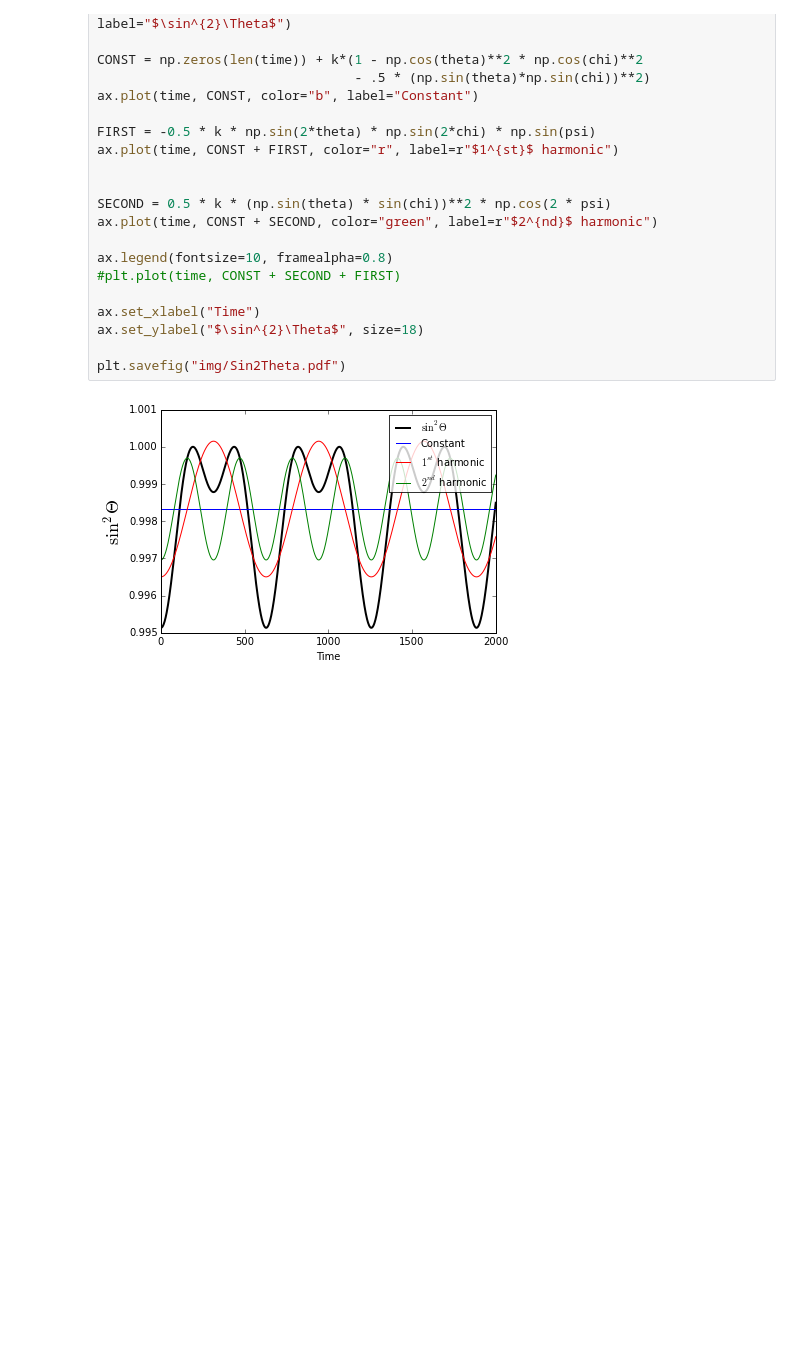
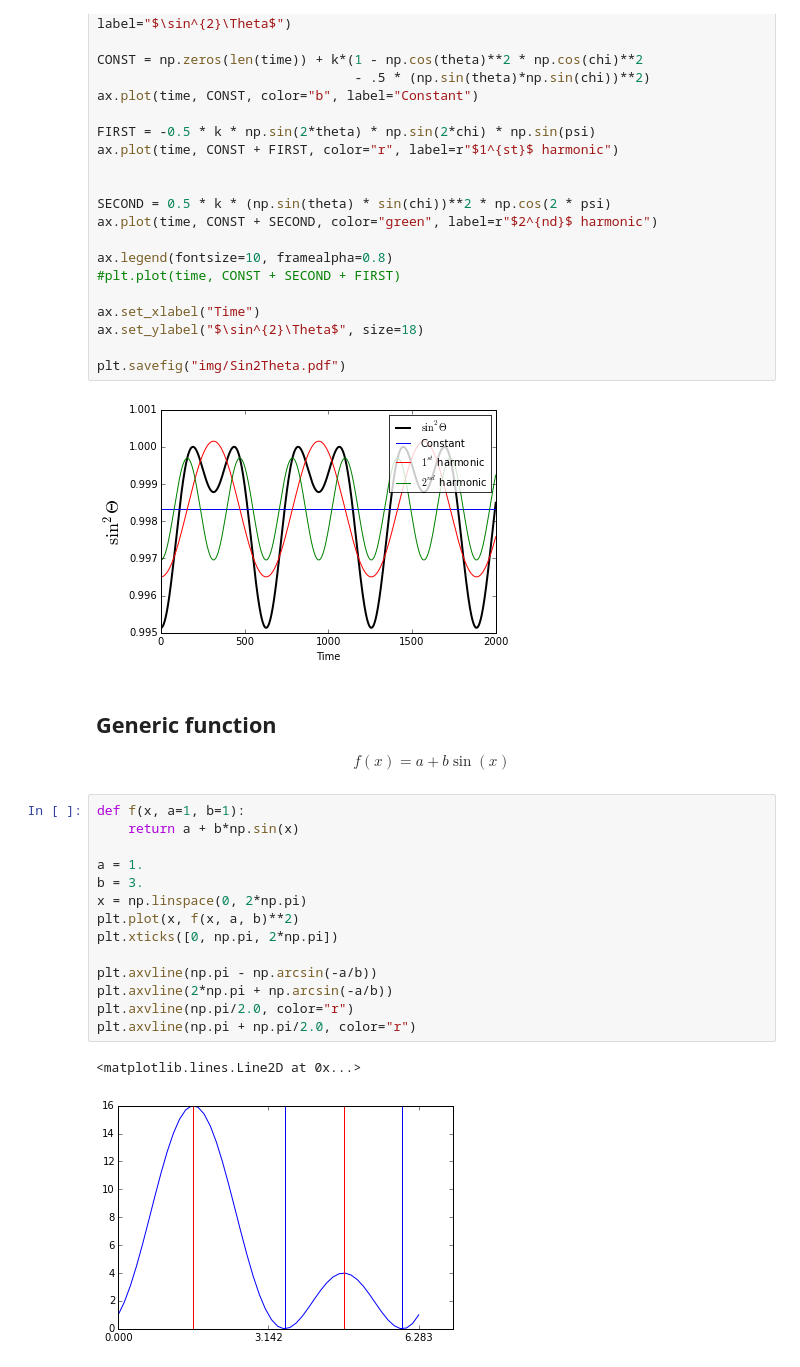
Before and after one commit to GregoryAshton/neutron_star_modelling, a Jupyter notebook: SpindownRate/Sin2Theta.ipynb, the cells around one changed output. Cells and saved outputs as stored; diff of their text form; blank space fills up the shorter version.

Commit message:
Adds discussion on generic function

```diff
--- a/SpindownRate/Sin2Theta.ipynb
+++ b/SpindownRate/Sin2Theta.ipynb
@@ -53,3 +53,24 @@ ax.set_ylabel("$\sin^{2}\Theta$", size=18)
 plt.savefig("img/Sin2Theta.pdf")
 # %% [output]
 [figure]
+# %% [markdown]
+## Generic function
+
+$$ f(x) = a + b\sin(x) $$
+# %%
+def f(x, a=1, b=1):
+    return a + b*np.sin(x)
+
+a = 1.
+b = 3.
+x = np.linspace(0, 2*np.pi)
+plt.plot(x, f(x, a, b)**2)
+plt.xticks([0, np.pi, 2*np.pi])
+
+plt.axvline(np.pi - np.arcsin(-a/b))
+plt.axvline(2*np.pi + np.arcsin(-a/b))
+plt.axvline(np.pi/2.0, color="r")
+plt.axvline(np.pi + np.pi/2.0, color="r")
+# %% [output]
+<matplotlib.lines.Line2D at 0x...>
+[figure, added]
```
